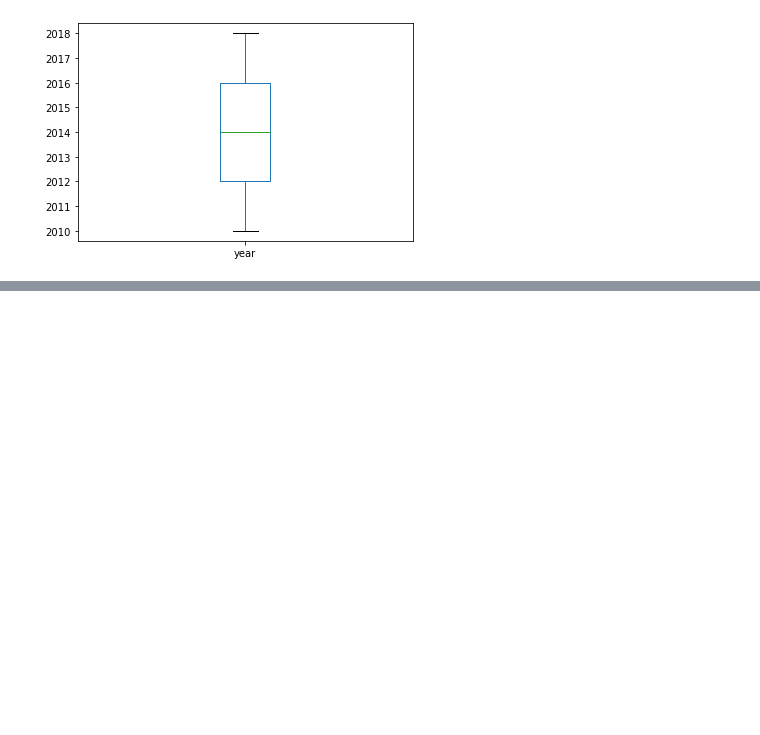
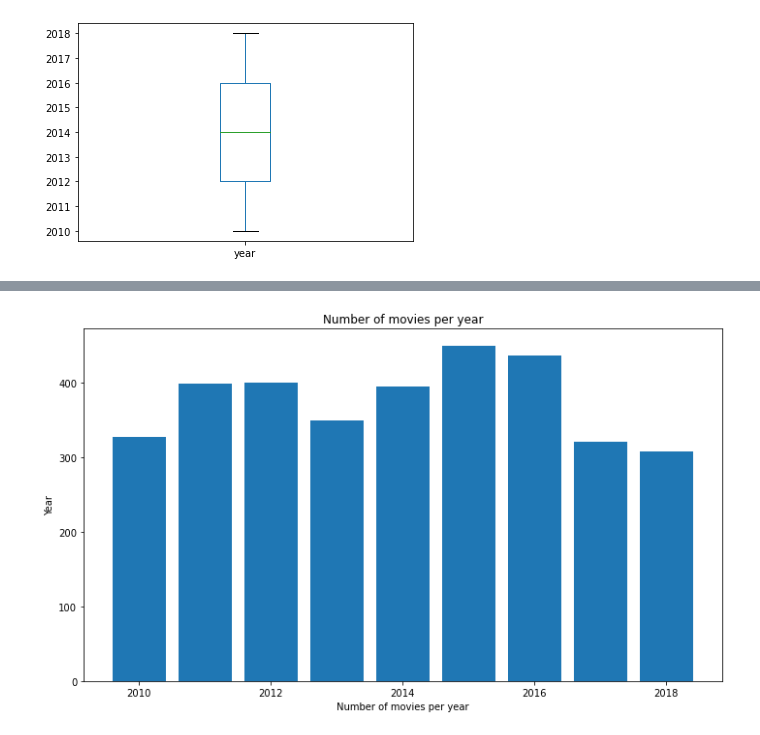
Before and after one commit to NicholasKIRUI/Data-Science-Course---Phase-1-Project, a Jupyter notebook: index.ipynb, the cells around one changed output, grey strips where cells are left out. Drawn from its saved outputs; the diff is of its cells as text; code cells hidden in the pictures; blank space fills up the shorter version.

```diff
--- a/index.ipynb
+++ b/index.ipynb
@@ -398,0 +415,17 @@ movie_gross_df.boxplot(column=['year'], grid = False)
+# %%
+# bar graph showing number of movies per year
+fig, ax = plt.subplots(figsize=(10, 6))
+
+yearly_movies = movie_gross_df['year'].value_counts()
+
+plt.bar(
+    x=yearly_movies.index,
+    height=yearly_movies.values
+)
+ax.set_xlabel('Number of movies per year'),
+ax.set_ylabel('Year');
+ax.set_title('Number of movies per year')
+
+plt.tight_layout()
+# %% [output]
+[figure, added]
```
Also changed, not shown: parts of 4 cells of this notebook.
